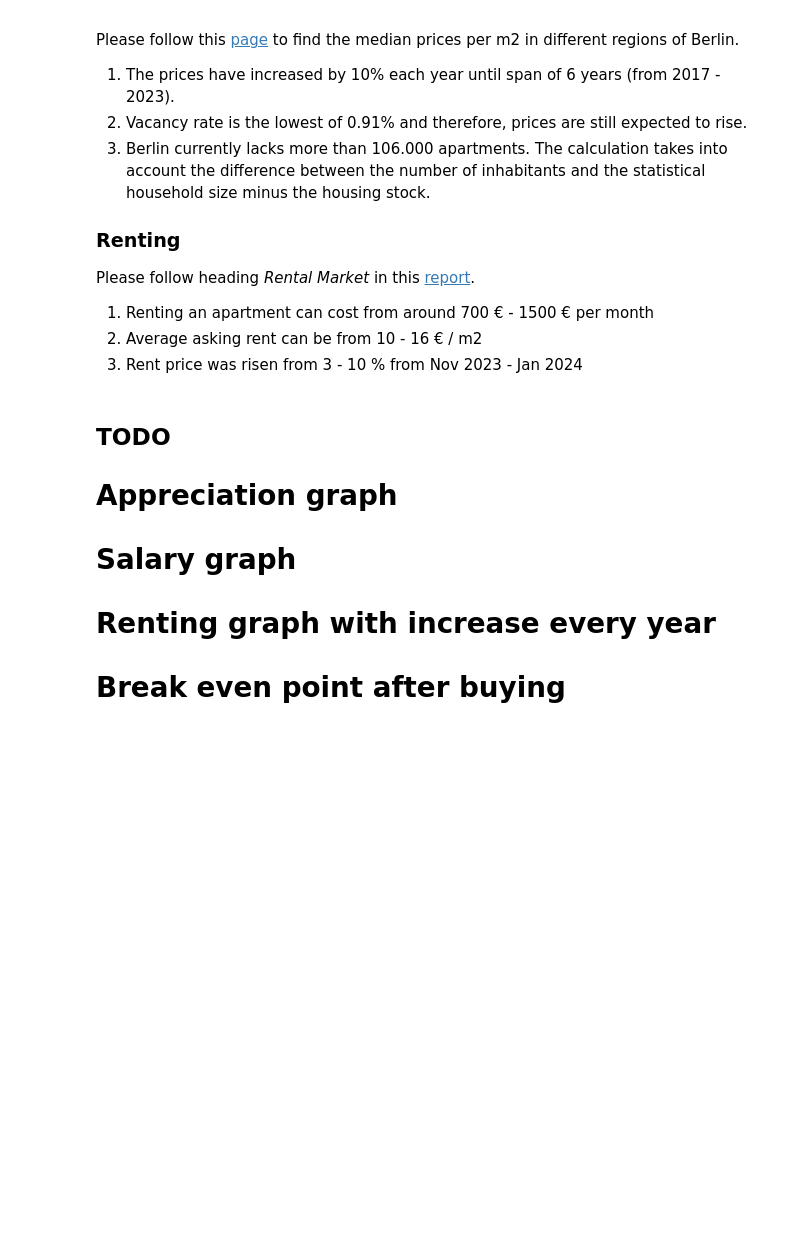
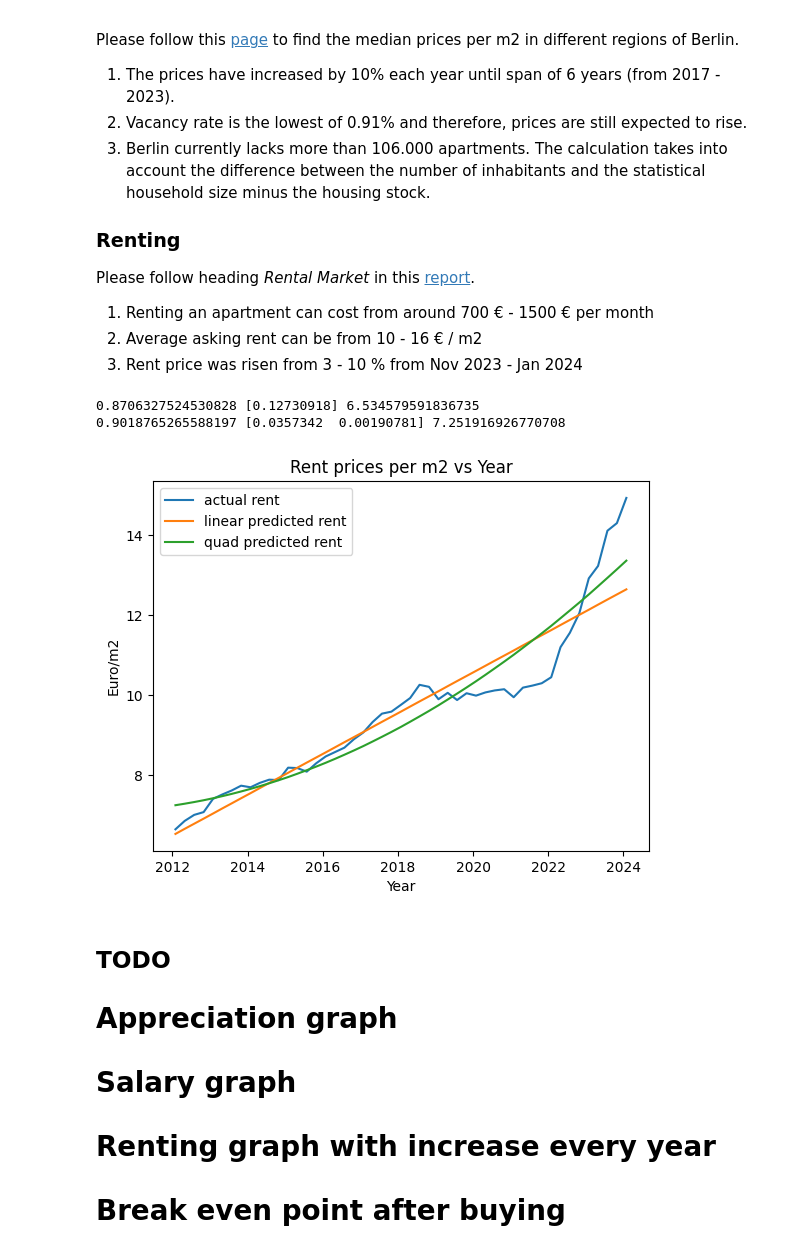
Before and after one commit to barunps3/financial_analysis, a Jupyter notebook: Base_calculation.ipynb, the cells around one changed output. Cells and saved outputs as stored; diff of their text form; code cells hidden in the pictures; blank space fills up the shorter version.

Commit message:
predicted future rent prices

```diff
--- a/Base_calculation.ipynb
+++ b/Base_calculation.ipynb
@@ -368,6 +368,51 @@ Please follow heading <em>Rental Market</em> in this [report](https://guthmann.e
 1. Renting an apartment can cost from around 700 € - 1500 € per month
 2. Average asking rent can be from 10 - 16 € / m2
 3. Rent price was risen from 3 - 10 % from  Nov 2023 - Jan 2024
+# %%
+df = pd.read_csv("rent_vs_quarter_berlin.csv")
+df['Date'] = pd.to_datetime(df['Date'])
+#print(df.dtypes)
+#print(df)
+
+dates = df['Date']
+rents = df['Rent_Price_m2']
+plt.plot(dates, rents, label='actual rent')
+plt.title('Rent prices per m2 vs Year')
+plt.xlabel('Year')
+plt.ylabel('Euro/m2')
+
+from sklearn.linear_model import LinearRegression
+linear_model = LinearRegression()
+x = df.index.to_numpy().reshape((-1, 1))
+y = rents.to_numpy()
+linear_model.fit(x, y)
+r_sq = linear_model.score(x, y)
+slope = linear_model.coef_
+intercept = linear_model.intercept_
+
+print(r_sq, slope, intercept)
+y_predicted = x * slope + intercept
+y_predicted
+plt.plot(dates, y_predicted, label='linear predicted rent')
+
+from sklearn.preprocessing import PolynomialFeatures
+quad_x = PolynomialFeatures(degree=2, include_bias=False).fit_transform(x)
+quad_x_df = pd.DataFrame(quad_x, columns=['x', 'x_2'])
+quad_model = LinearRegression().fit(quad_x, y)
+r_sq = quad_model.score(quad_x, y)
+slope = quad_model.coef_
+intercept = quad_model.intercept_
+
+print(r_sq, slope, intercept)
+y_predicted = quad_x_df['x_2'] * slope[1] + quad_x_df['x'] * slope[0] + intercept
+plt.plot(dates, y_predicted, label="quad predicted rent")
+
+plt.legend()
+plt.show()# Calculate total interest paid every 5 year
+# %% [output]
+0.8706327524530828 [0.12730918] 6.534579591836735
+0.9018765265588197 [0.0357342  0.00190781] 7.251916926770708
+[figure, added]
 # %% [markdown]
 ## TODO
 # Appreciation graph
```
Also changed, not shown: parts of 8 cells of this notebook, 2 other files.
